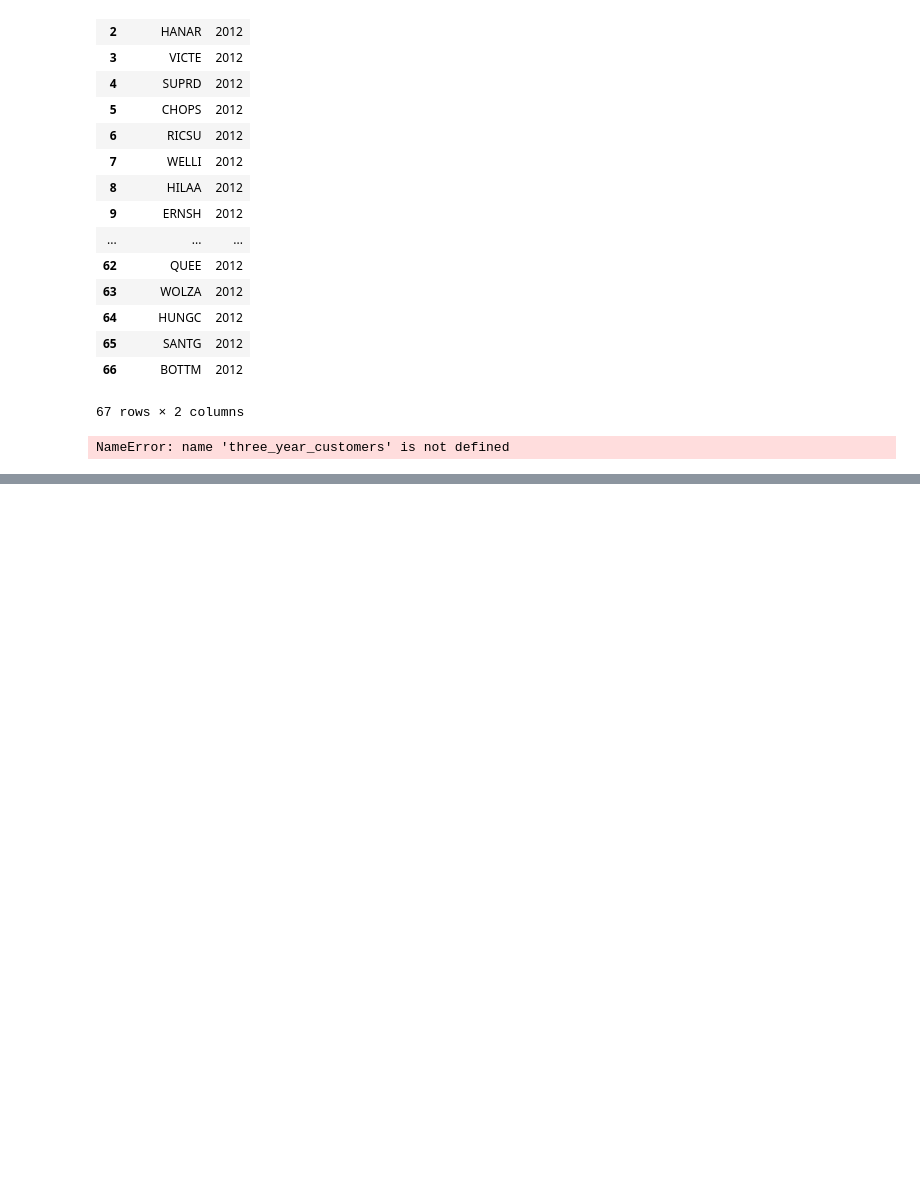
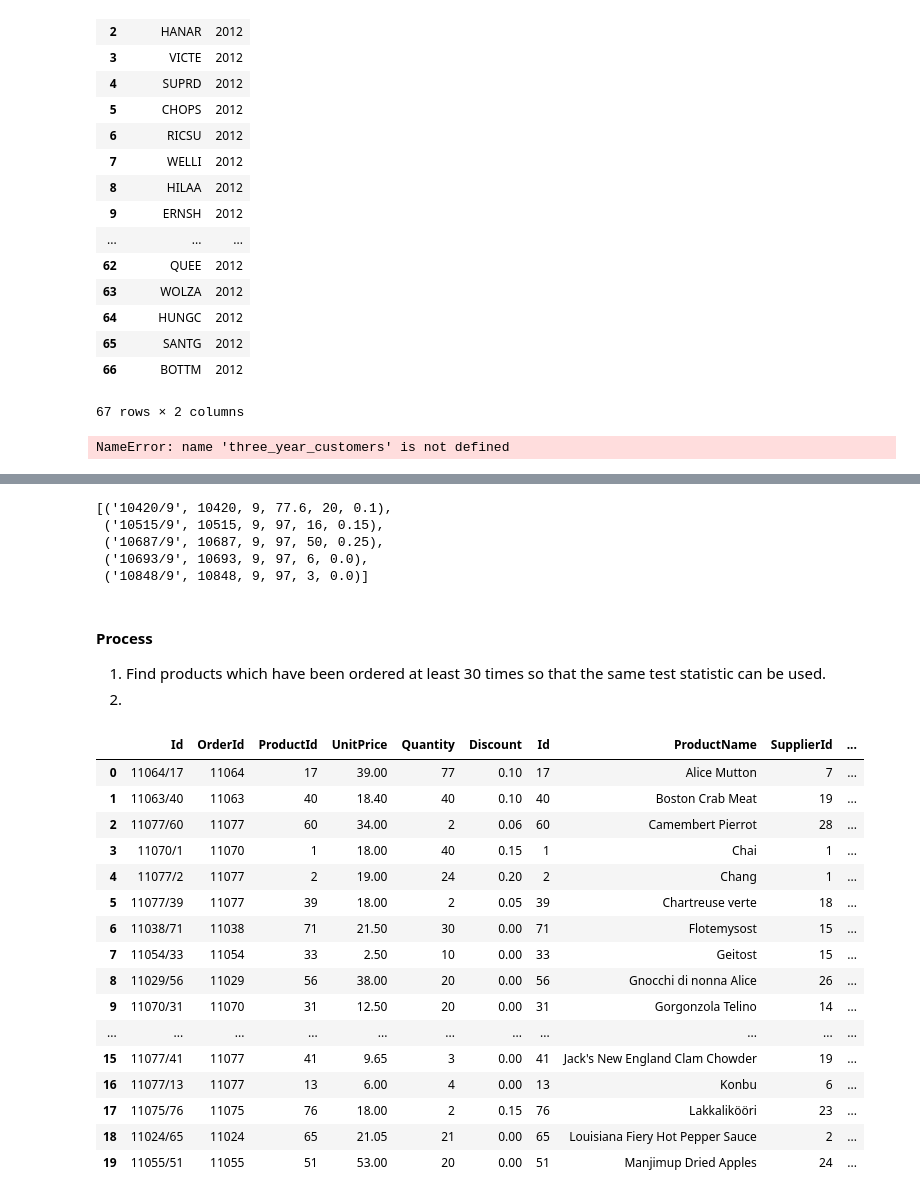
Before and after one commit to MagicMilly/dsc-2-final-project-online-ds-ft-100118, a Jupyter notebook: student.ipynb, the cells around one changed output, grey strips where cells are left out. Cells and saved outputs as stored; diff of their text form; code cells hidden in the pictures; blank space fills up the shorter version.

```diff
--- a/student.ipynb
+++ b/student.ipynb
@@ -1262,0 +1366,34 @@ d
+# %%
+c.execute('SELECT * FROM OrderDetail WHERE ProductId = 9;').fetchall()
+# %% [output]
+[('10420/9', 10420, 9, 77.6, 20, 0.1),
+ ('10515/9', 10515, 9, 97, 16, 0.15),
+ ('10687/9', 10687, 9, 97, 50, 0.25),
+ ('10693/9', 10693, 9, 97, 6, 0.0),
+ ('10848/9', 10848, 9, 97, 3, 0.0)]
+# %% [markdown]
+#### Process
+1. Find products which have been ordered at least 30 times so that the same test statistic can be used.
+2.
+# %%
+products_ordered = pd.read_sql_query('SELECT OrderId, Product.ProductName FROM OrderDetail INNER JOIN Product ON OrderDetail.ProductId = \
+Product.Id GROUP BY Product.ProductName  HAVING COUNT(ProductId) >= 30;', conn)
+products_ordered.head(20)
+# %% [output]
+|  | Id | OrderId | ProductId | UnitPrice | Quantity | Discount | Id | ProductName | SupplierId | ... |
+| 0 | 11064/17 | 11064 | 17 | 39.00 | 77 | 0.10 | 17 | Alice Mutton | 7 | ... |
+| 1 | 11063/40 | 11063 | 40 | 18.40 | 40 | 0.10 | 40 | Boston Crab Meat | 19 | ... |
+| 2 | 11077/60 | 11077 | 60 | 34.00 | 2 | 0.06 | 60 | Camembert Pierrot | 28 | ... |
+| 3 | 11070/1 | 11070 | 1 | 18.00 | 40 | 0.15 | 1 | Chai | 1 | ... |
+| 4 | 11077/2 | 11077 | 2 | 19.00 | 24 | 0.20 | 2 | Chang | 1 | ... |
+| 5 | 11077/39 | 11077 | 39 | 18.00 | 2 | 0.05 | 39 | Chartreuse verte | 18 | ... |
+| 6 | 11038/71 | 11038 | 71 | 21.50 | 30 | 0.00 | 71 | Flotemysost | 15 | ... |
+| 7 | 11054/33 | 11054 | 33 | 2.50 | 10 | 0.00 | 33 | Geitost | 15 | ... |
+| 8 | 11029/56 | 11029 | 56 | 38.00 | 20 | 0.00 | 56 | Gnocchi di nonna Alice | 26 | ... |
+| 9 | 11070/31 | 11070 | 31 | 12.50 | 20 | 0.00 | 31 | Gorgonzola Telino | 14 | ... |
+| ... | ... | ... | ... | ... | ... | ... | ... | ... | ... | ... |
+| 15 | 11077/41 | 11077 | 41 | 9.65 | 3 | 0.00 | 41 | Jack's New England Clam Chowder | 19 | ... |
+| 16 | 11077/13 | 11077 | 13 | 6.00 | 4 | 0.00 | 13 | Konbu | 6 | ... |
+| 17 | 11075/76 | 11075 | 76 | 18.00 | 2 | 0.15 | 76 | Lakkalikööri | 23 | ... |
+| 18 | 11024/65 | 11024 | 65 | 21.05 | 21 | 0.00 | 65 | Louisiana Fiery Hot Pepper Sauce | 2 | ... |
+| 19 | 11055/51 | 11055 | 51 | 53.00 | 20 | 0.00 | 51 | Manjimup Dried Apples | 24 | ... |
```
Also changed, not shown: parts of 15 cells of this notebook.
